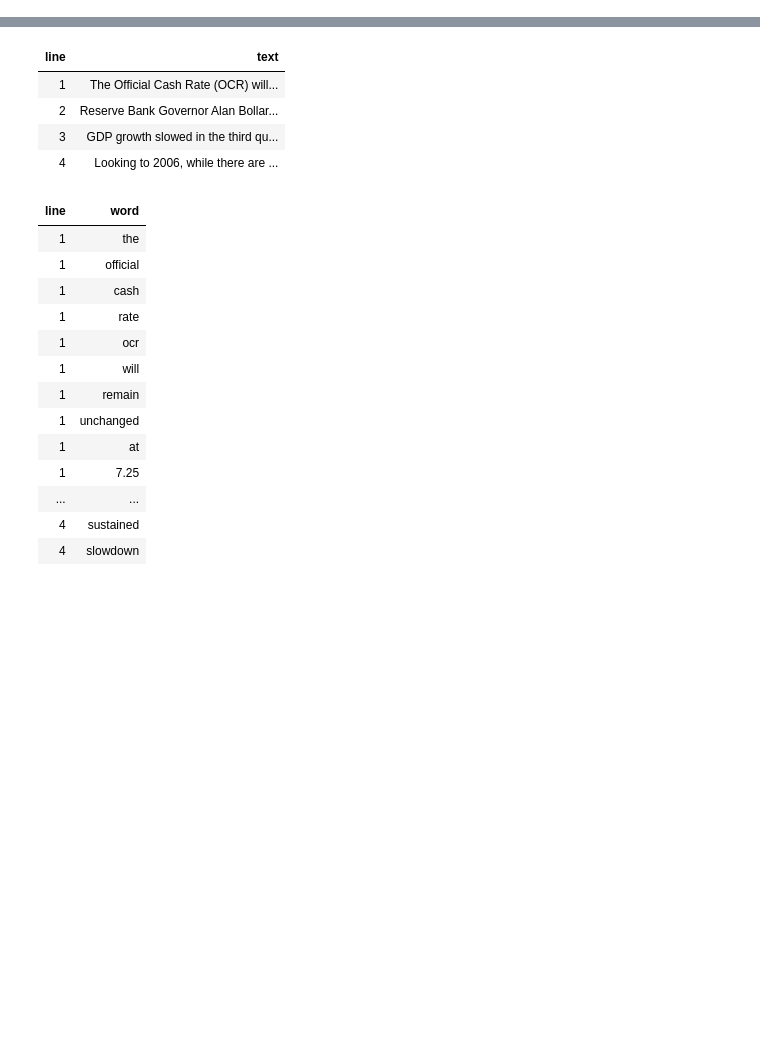
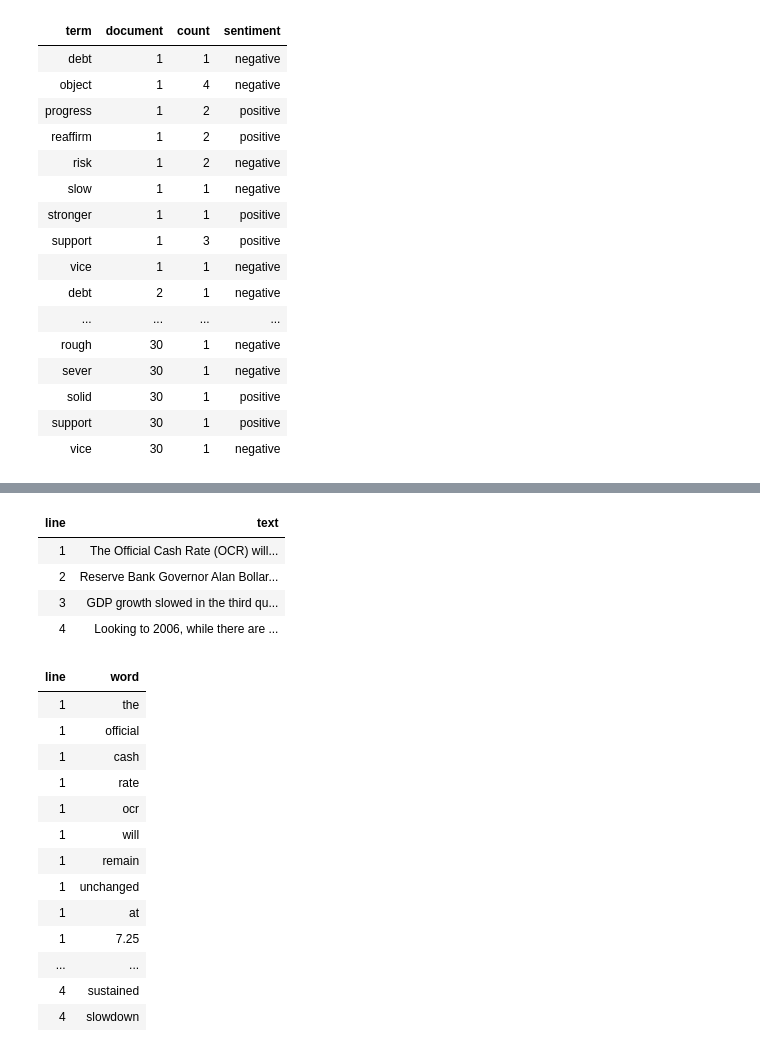
Before and after one commit to lachlandeer/central-bank-nlp, a Jupyter notebook: Tidy Text.ipynb, the cells around one changed output, grey strips where cells are left out. Cells and saved outputs as stored; diff of their text form; code cells hidden in the pictures; blank space fills up the shorter version.

```diff
--- a/Tidy Text.ipynb
+++ b/Tidy Text.ipynb
@@ -21,0 +67,23 @@ text <- c("The Official Cash Rate (OCR) will remain unchanged at 7.25 percent.",
+# %%
+cb_sentiments <-cb_td %>%
+    inner_join(get_sentiments("bing"), by = c(term = "word"))
+
+cb_sentiments
+# %% [output]
+| term | document | count | sentiment |
+| debt | 1 | 1 | negative |
+| object | 1 | 4 | negative |
+| progress | 1 | 2 | positive |
+| reaffirm | 1 | 2 | positive |
+| risk | 1 | 2 | negative |
+| slow | 1 | 1 | negative |
+| stronger | 1 | 1 | positive |
+| support | 1 | 3 | positive |
+| vice | 1 | 1 | negative |
+| debt | 2 | 1 | negative |
+| ... | ... | ... | ... |
+| rough | 30 | 1 | negative |
+| sever | 30 | 1 | negative |
+| solid | 30 | 1 | positive |
+| support | 30 | 1 | positive |
+| vice | 30 | 1 | negative |
```
Also changed, not shown: parts of 14 cells of this notebook, 2 other files.
